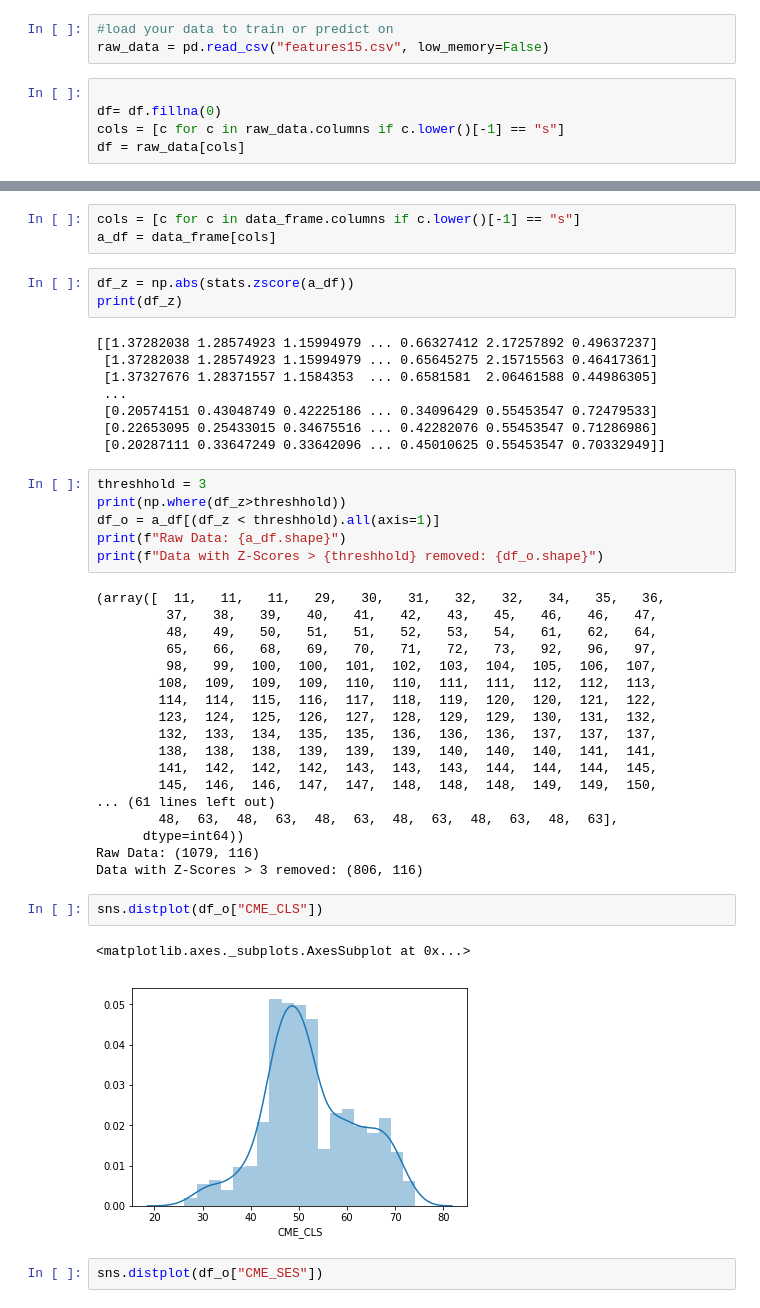
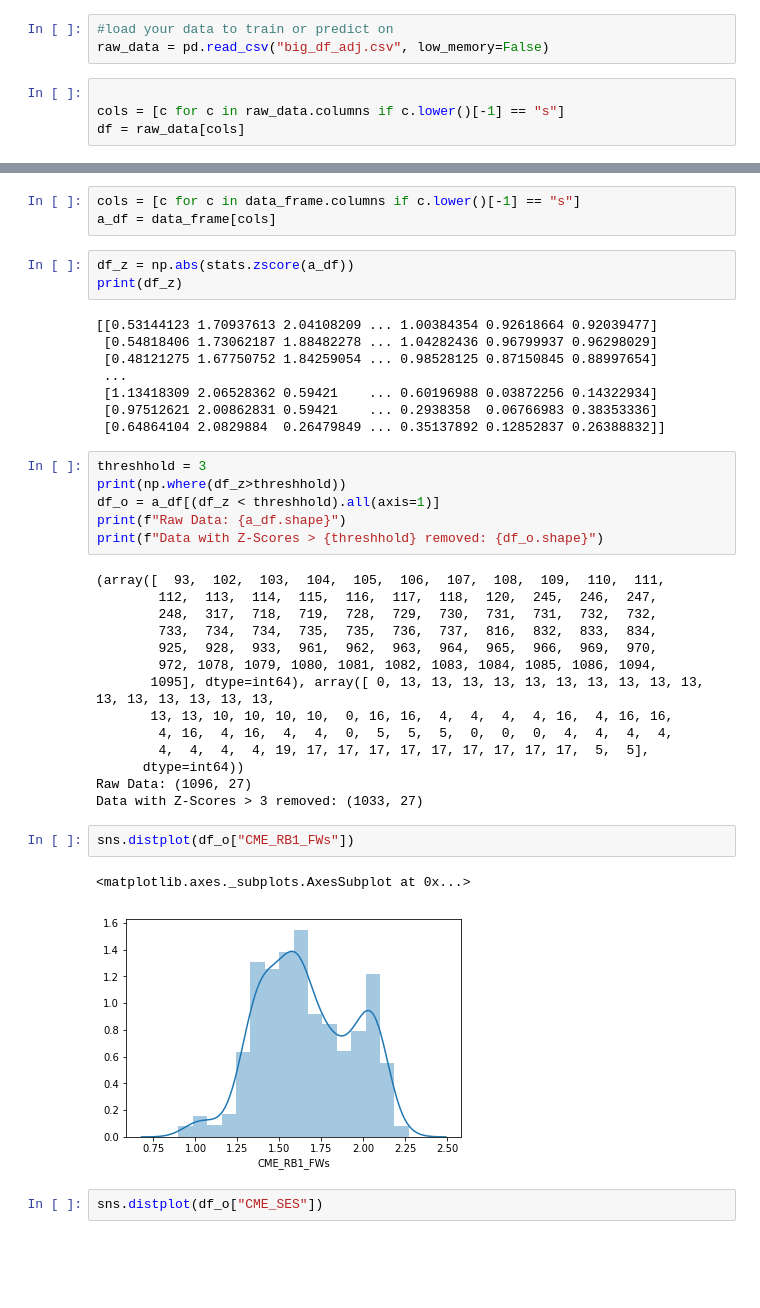
Before and after one commit to brownal05/globaltrade, a Jupyter notebook: alex/LTSMMULTI.ipynb, the cells around one changed output, grey strips where cells are left out. Drawn from its saved outputs; the diff is of its cells as text; blank space fills up the shorter version.

```diff
--- a/alex/LTSMMULTI.ipynb
+++ b/alex/LTSMMULTI.ipynb
@@ -32,9 +32,8 @@ def create_dataset(dataset, look_back=1):
     return np.array(dataX), np.array(dataY)
 # %%
 #load your data to train or predict on
-raw_data = pd.read_csv("features15.csv", low_memory=False)
+raw_data = pd.read_csv("big_df_adj.csv", low_memory=False)
 # %%
 
-df= df.fillna(0)
 cols = [c for c in raw_data.columns if c.lower()[-1] == "s"]
 df = raw_data[cols]
@@ -61,13 +68,13 @@ a_df = data_frame[cols]
 df_z = np.abs(stats.zscore(a_df))
 print(df_z)
 # %% [output]
-[[1.37282038 1.28574923 1.15994979 ... 0.66327412 2.17257892 0.49637237]
- [1.37282038 1.28574923 1.15994979 ... 0.65645275 2.15715563 0.46417361]
- [1.37327676 1.28371557 1.1584353  ... 0.6581581  2.06461588 0.44986305]
+[[0.53144123 1.70937613 2.04108209 ... 1.00384354 0.92618664 0.92039477]
+ [0.54818406 1.73062187 1.88482278 ... 1.04282436 0.96799937 0.96298029]
+ [0.48121275 1.67750752 1.84259054 ... 0.98528125 0.87150845 0.88997654]
  ...
- [0.20574151 0.43048749 0.42225186 ... 0.34096429 0.55453547 0.72479533]
- [0.22653095 0.25433015 0.34675516 ... 0.42282076 0.55453547 0.71286986]
- [0.20287111 0.33647249 0.33642096 ... 0.45010625 0.55453547 0.70332949]]
+ [1.13418309 2.06528362 0.59421    ... 0.60196988 0.03872256 0.14322934]
+ [0.97512621 2.00862831 0.59421    ... 0.2938358  0.06766983 0.38353336]
+ [0.64864104 2.0829884  0.26479849 ... 0.35137892 0.12852837 0.26388832]]
 # %%
 threshhold = 3
 print(np.where(df_z>threshhold))
@@ -75,28 +82,24 @@ df_o = a_df[(df_z < threshhold).all(axis=1)]
 print(f"Raw Data: {a_df.shape}")
 print(f"Data with Z-Scores > {threshhold} removed: {df_o.shape}")
 # %% [output]
-(array([  11,   11,   11,   29,   30,   31,   32,   32,   34,   35,   36,
-         37,   38,   39,   40,   41,   42,   43,   45,   46,   46,   47,
-         48,   49,   50,   51,   51,   52,   53,   54,   61,   62,   64,
-         65,   66,   68,   69,   70,   71,   72,   73,   92,   96,   97,
-         98,   99,  100,  100,  101,  102,  103,  104,  105,  106,  107,
-        108,  109,  109,  109,  110,  110,  111,  111,  112,  112,  113,
-        114,  114,  115,  116,  117,  118,  119,  120,  120,  121,  122,
-        123,  124,  125,  126,  127,  128,  129,  129,  130,  131,  132,
-        132,  133,  134,  135,  135,  136,  136,  136,  137,  137,  137,
-        138,  138,  138,  139,  139,  139,  140,  140,  140,  141,  141,
-        141,  142,  142,  142,  143,  143,  143,  144,  144,  144,  145,
-        145,  146,  146,  147,  147,  148,  148,  148,  149,  149,  150,
-... (61 lines left out)
-        48,  63,  48,  63,  48,  63,  48,  63,  48,  63,  48,  63],
+(array([  93,  102,  103,  104,  105,  106,  107,  108,  109,  110,  111,
+        112,  113,  114,  115,  116,  117,  118,  120,  245,  246,  247,
+        248,  317,  718,  719,  728,  729,  730,  731,  731,  732,  732,
+        733,  734,  734,  735,  735,  736,  737,  816,  832,  833,  834,
+        925,  928,  933,  961,  962,  963,  964,  965,  966,  969,  970,
+        972, 1078, 1079, 1080, 1081, 1082, 1083, 1084, 1085, 1086, 1094,
+       1095], dtype=int64), array([ 0, 13, 13, 13, 13, 13, 13, 13, 13, 13, 13, 13, 13, 13, 13, 13, 13,
+       13, 13, 10, 10, 10, 10,  0, 16, 16,  4,  4,  4,  4, 16,  4, 16, 16,
+        4, 16,  4, 16,  4,  4,  0,  5,  5,  5,  0,  0,  0,  4,  4,  4,  4,
+        4,  4,  4,  4, 19, 17, 17, 17, 17, 17, 17, 17, 17, 17,  5,  5],
       dtype=int64))
-Raw Data: (1079, 116)
-Data with Z-Scores > 3 removed: (806, 116)
+Raw Data: (1096, 27)
+Data with Z-Scores > 3 removed: (1033, 27)
 # %%
-sns.distplot(df_o["CME_CLS"])
+sns.distplot(df_o["CME_RB1_FWs"])
 # %% [output]
 <matplotlib.axes._subplots.AxesSubplot at 0x...>
-[figure, old version]
+[figure, new version]
 # %%
 sns.distplot(df_o["CME_SES"])
 # %% [output]
```
Also changed, not shown: parts of 18 cells of this notebook, 9 other files.
